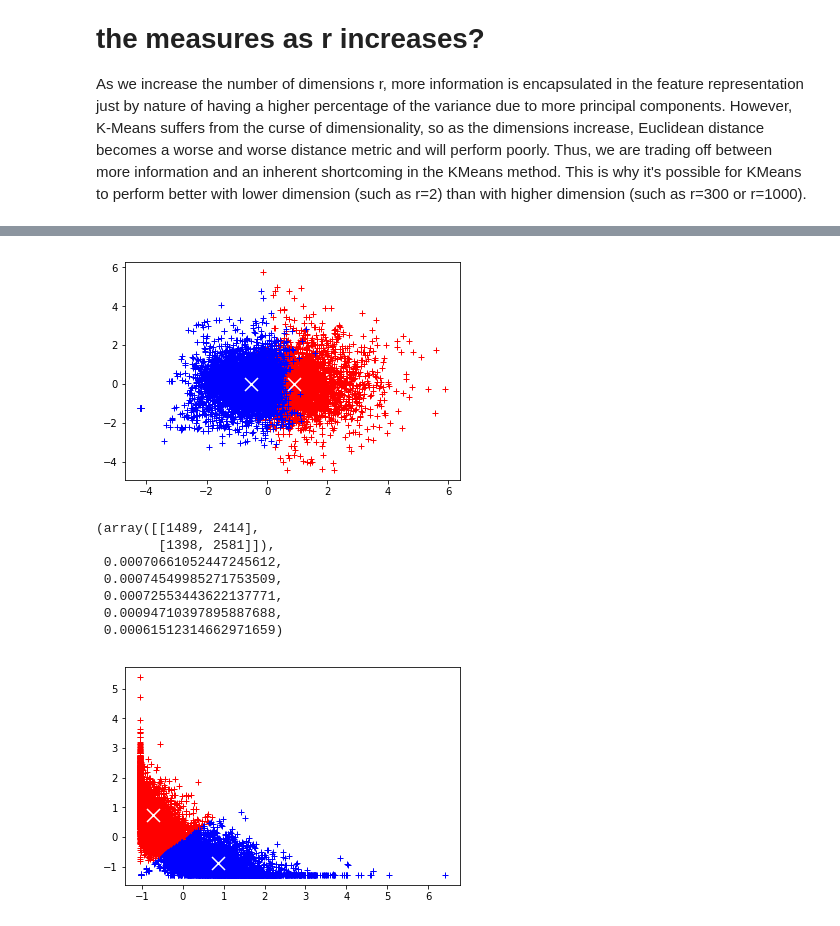
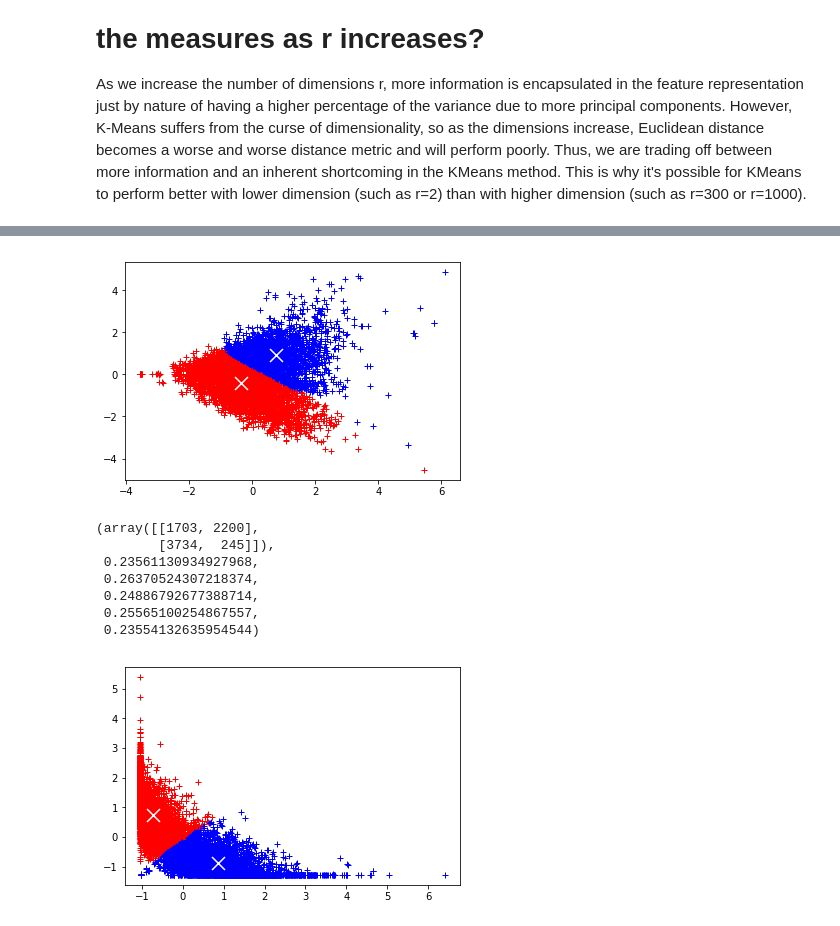
Before and after one commit to jdhurwitz/UCLA-EE219, a Jupyter notebook: Project2/project2.ipynb, the cells around one changed output, grey strips where cells are left out. Cells and saved outputs as stored; diff of their text form; code cells hidden in the pictures.

```diff
--- a/Project2/project2.ipynb
+++ b/Project2/project2.ipynb
@@ -442,37 +462,37 @@ def sweep_metrics(train_vecs, names, km_model):
 
     return (contingency_matrices, h_vals, c_vals, v_vals, rand_vals, mutual_vals)
 # %%
-# LSI k=40, normalize
+# LSI k=2, normalize
 
-svd = TruncatedSVD(n_components=40)
+svd = TruncatedSVD(n_components=2)
 # X = svd.fit_transform(trainX)
 # print(X)
 X = scale(svd.fit_transform(trainX))
 # print(len(np.var(scaled_lsi,axis=0)))
 kmeans = KMeans(n_clusters=2).fit(X)
 svd2 = TruncatedSVD(n_components=2)
-X2 = svd2.fit_transform(X)
+X2 = X#svd2.fit_transform(X)
 
 x1 = X2[kmeans.labels_ == 0][:, 0]
 y1 = X2[kmeans.labels_ == 0][:, 1]
 plt.plot(x1,y1,'r+')
 x2 = X2[kmeans.labels_ == 1][:, 0]
 y2 = X2[kmeans.labels_ == 1][:, 1]
 plt.plot(x2, y2, 'b+')
 centroids = kmeans.cluster_centers_
 plt.scatter(centroids[:, 0], centroids[:, 1],marker='x', s=169, linewidths=3,color='w', zorder=10)
 plt.show()
 
 
 ypred = kmeans.predict(X)
 get_scores(trainy, ypred)
 # %% [output]
-[figure, old version]
+[figure, new version]
-(array([[1489, 2414],
-        [1398, 2581]]),
- 0.00070661052447245612,
- 0.00074549985271753509,
- 0.00072553443622137771,
- 0.00094710397895887688,
- 0.00061512314662971659)
+(array([[1703, 2200],
+        [3734,  245]]),
+ 0.23561130934927968,
+ 0.26370524307218374,
+ 0.24886792677388714,
+ 0.25565100254867557,
+ 0.23554132635954544)
 # %%
```
Also changed, not shown: parts of 11 cells of this notebook.
